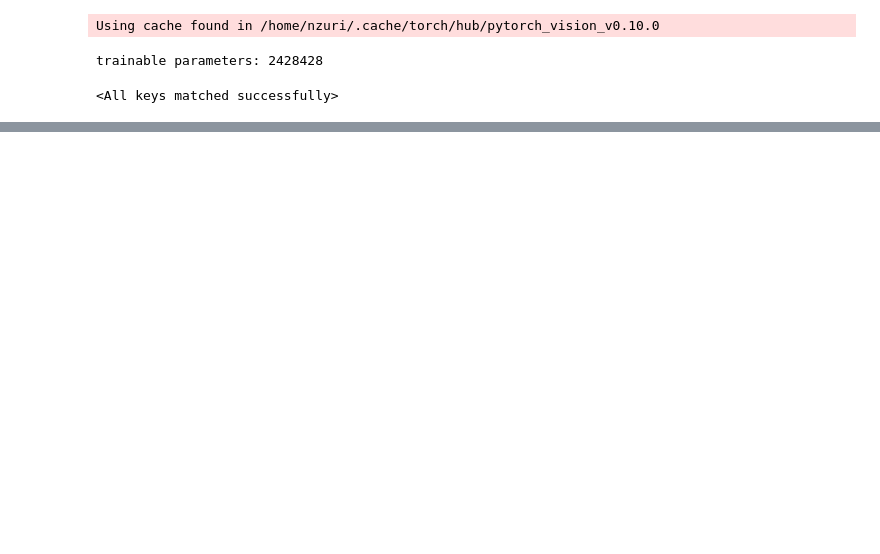
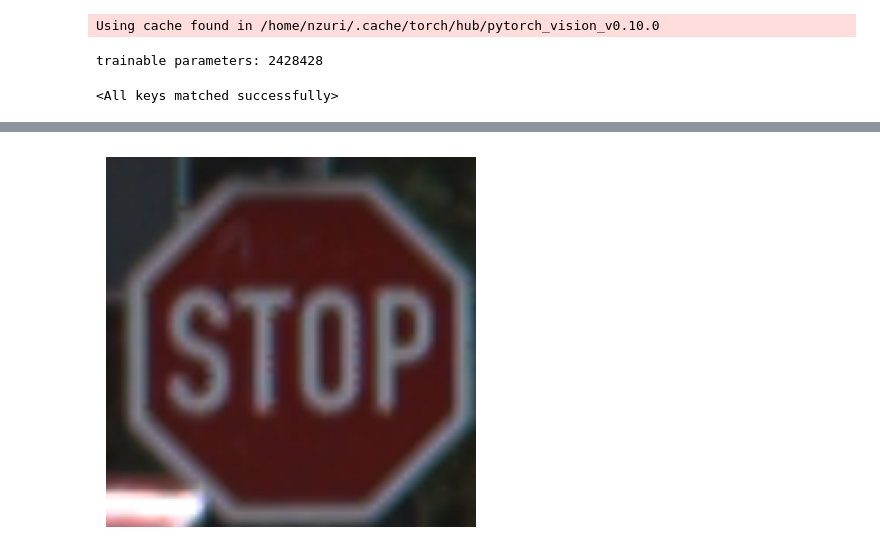
Before and after one commit to DaverSVK/HNS_Znacky_Zadanie1, a Jupyter notebook: notebooks/train.ipynb, the cells around one changed output, grey strips where cells are left out. Cells and saved outputs as stored; diff of their text form; code cells hidden in the pictures; blank space fills up the shorter version.

```diff
--- a/notebooks/train.ipynb
+++ b/notebooks/train.ipynb
@@ -199,0 +216,7 @@ _ = show_predictions(predictions, 5)
+# %%
+sl_img, sl_class = dataset_raw_val[np.random.randint(0, 100)]
+plt.axis(False)
+plt.imshow(F.to_pil_image(sl_img))
+sl_img = sl_img.unsqueeze(0)
+# %% [output]
+[figure, added]
```
Also changed, not shown: parts of 5 cells of this notebook, 3 other files.
